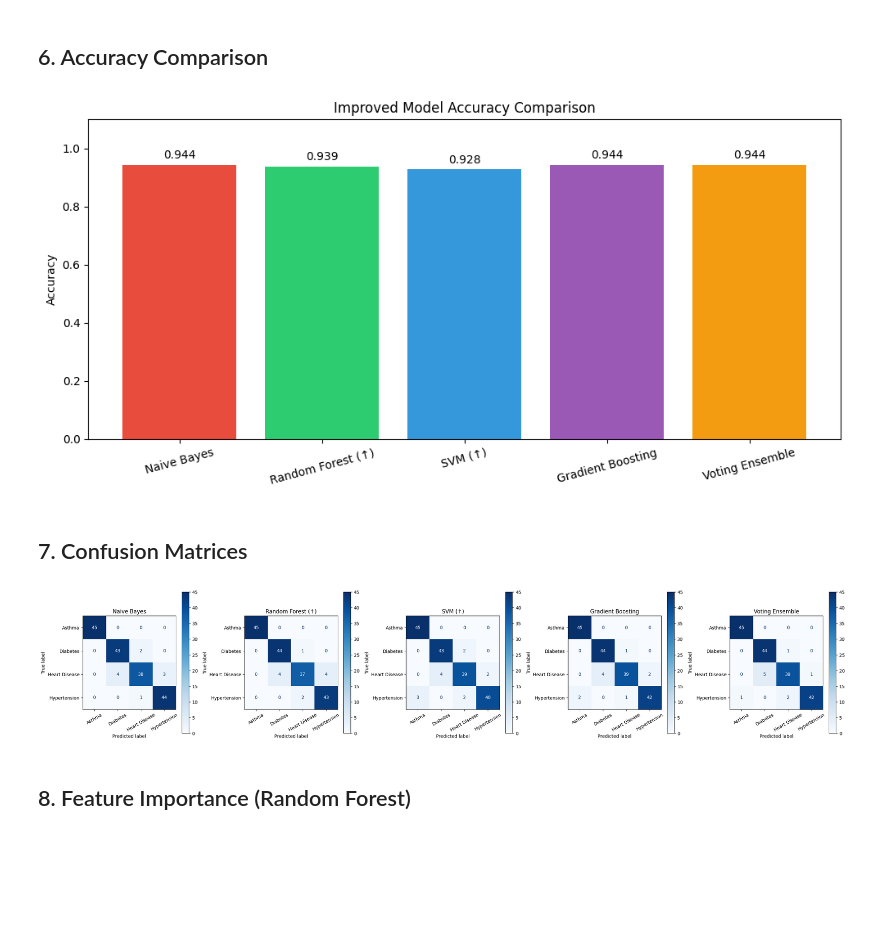
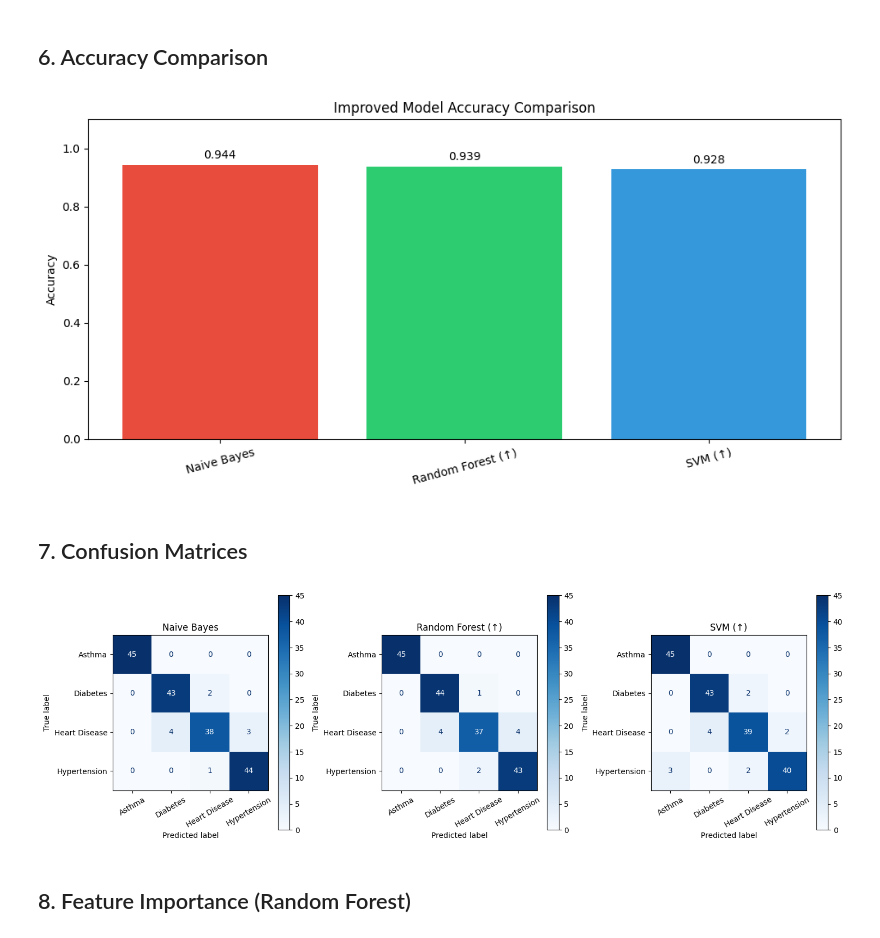
Before and after one commit to ypoudel3/data_final, a Jupyter notebook: classification.ipynb, the cells around one changed output. Drawn from its saved outputs; the diff is of its cells as text; code cells hidden in the pictures; blank space fills up the shorter version.

```diff
--- a/classification.ipynb
+++ b/classification.ipynb
@@ -310,29 +231,28 @@ Heart Disease       0.93      0.87      0.90        45
 # %%
 models = {
     'Naive Bayes':       nb_pred,
     'Random Forest (↑)': rf_pred,
     'SVM (↑)':           svm_pred,
-    'Gradient Boosting': gb_pred,
-    'Voting Ensemble':   vote_pred,
+
 }
 
 accuracies = {name: accuracy_score(y_test, pred) for name, pred in models.items()}
 
 plt.figure(figsize=(10, 5))
-colors = ['#e74c3c', '#2ecc71', '#3498db', '#9b59b6', '#f39c12']
+colors = ['#e74c3c', '#2ecc71', '#3498db']
 bars = plt.bar(accuracies.keys(), accuracies.values(), color=colors)
 plt.ylim(0, 1.1)
 plt.title('Improved Model Accuracy Comparison')
 plt.ylabel('Accuracy')
 plt.xticks(rotation=15)
 for bar, acc in zip(bars, accuracies.values()):
     plt.text(bar.get_x() + bar.get_width() / 2, bar.get_height() + 0.02,
              f'{acc:.3f}', ha='center', fontsize=10)
 plt.tight_layout()
 plt.savefig('data/improved_model_comparison.png')
 plt.show()
 # %% [output]
-[figure, old version]
+[figure, new version]
 # %% [markdown]
 ## 7. Confusion Matrices
 # %%
@@ -349,7 +269,7 @@ plt.tight_layout()
 plt.savefig('data/improved_confusion_matrices.png', bbox_inches='tight')
 plt.show()
 # %% [output]
-[figure, old version]
+[figure, new version]
 # %% [markdown]
 ## 8. Feature Importance (Random Forest)
 # %%
```
Also changed, not shown: parts of 12 cells of this notebook, 3 other files.
